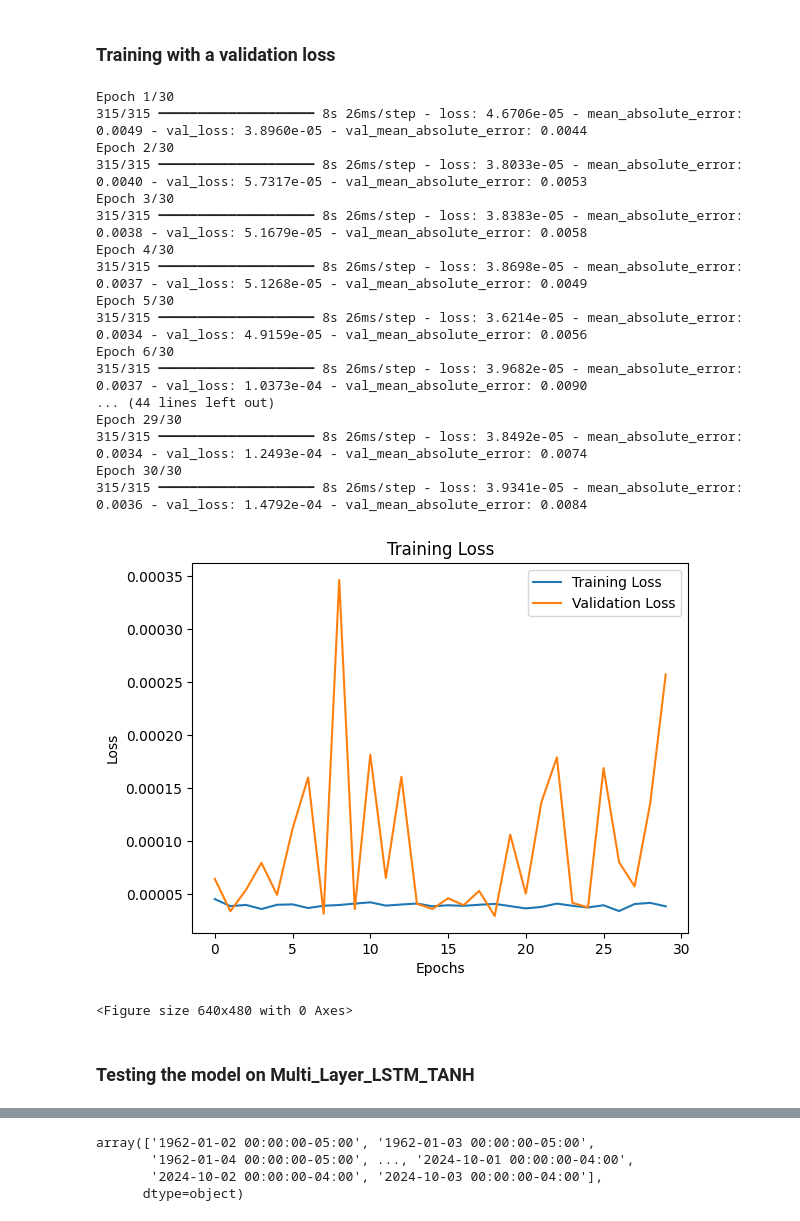
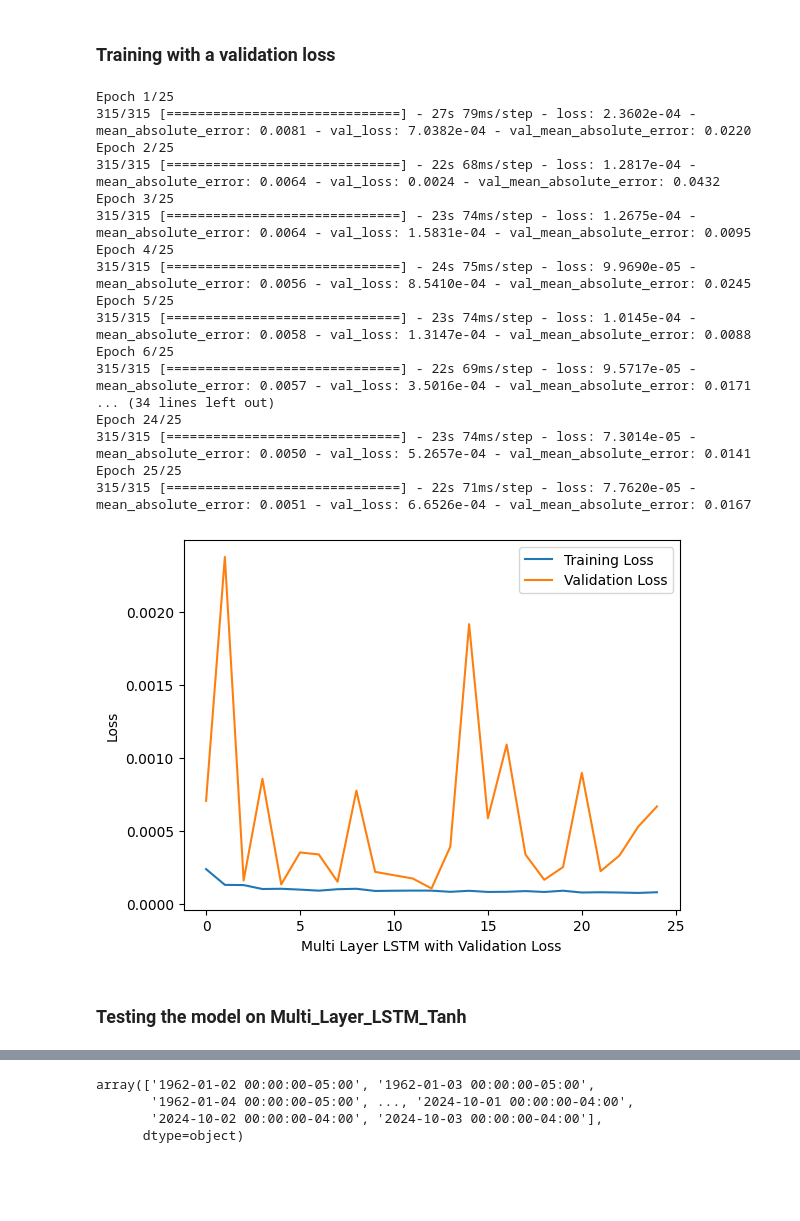
Before and after one commit to asimMahat/Stock-Market-Prediction, a Jupyter notebook: LSTM_predictor.ipynb, the cells around one changed output, grey strips where cells are left out. Cells and saved outputs as stored; diff of their text form; code cells hidden in the pictures; blank space fills up the shorter version.

Commit message:
Added multivariate ipynb and modified lstm_predictor

```diff
--- a/LSTM_predictor.ipynb
+++ b/LSTM_predictor.ipynb
@@ -88,7 +93,9 @@ def create_sequences(data, time_step):
 # Input reshaped to [samples, time steps, features]
 
 time_step = 60
-X, y = create_sequences(data_scaled, time_step)
+# X, y = create_sequences(data_scaled, time_step)
+X, y = create_sequences(data_transform, time_step)
+print(X.shape, y.shape)
 X = X.reshape(X.shape[0], X.shape[1], 1)
 X.shape, y.shape
 # %% [output]
@@ -413,7 +418,7 @@ Mean Absolute Error (MAE): 4.545113925861131
 ### We will try hyperparamters tuning
 ### Based on the professor's recommendation, we'll try to use tanh and observe any peformance changes/imrpovement
 # %%
-def create_multi_lstm_tanh_model(time_step, features=1):
+def create_multi_lstm_tanh_model(time_step, features=1, lr=0.001):
     model = Sequential()
     model.add(
         LSTM(
@@ -421,25 +426,29 @@ def create_multi_lstm_tanh_model(time_step, features=1):
             return_sequences=True,
             input_shape=(time_step, features),
             activation="tanh",
-            recurrent_activation="sigmoid",
         )
     )
     model.add(Dropout(0.2))
     model.add(
         LSTM(
-            units=50,
-            return_sequences=False,
+            units=60,
+            return_sequences=True,
             activation="tanh",
-            recurrent_activation="sigmoid",
         )
     )
-    model.add(Dropout(0.2))
+    model.add(Dropout(0.3))
+    model.add(LSTM(
+        units = 80,
+        activation = 'tanh',
+        )
+    )
+    model.add(Dropout(0.4))
     model.add(Dense(units=1, activation="linear"))
     # The inear activation at the output layer allows unrestricted output
     # model.add(Dense(units=1, activation='tanh'))  # if output values are expected within [-1, 1]
     # Since a stock prediction is a regression problem, a RMSE loss should be apt for this case
     model.compile(
-        optimizer=Adam(learning_rate=0.001),
+        optimizer=Adam(learning_rate=lr),
         loss="mean_squared_error",
         metrics=["mean_absolute_error"],
     )
@@ -452,6 +461,6 @@ model_multi_lstm_tanh = create_multi_lstm_tanh_model(time_steps)
 Validation while training might hinder the learning, so we try without validation
 # %%
 history_multi_lstm_model_tanh = model_multi_lstm_tanh.fit(
-    X_train, y_train, batch_size=32, epochs=30
+    X_train, y_train, batch_size=32, epochs=25
 )
 # %% [output]
@@ -487,45 +496,43 @@ plt.show()
 ### Training with a validation loss
 # %%
 history_multi_lstm_model_tanh_with_validation = model_multi_lstm_tanh.fit(
-    X_train, y_train, validation_split=0.2, batch_size=32, epochs=30
+    X_train, y_train, validation_split=0.2, batch_size=32, epochs=25
 )
 # %% [output]
-Epoch 1/30
-315/315 ━━━━━━━━━━━━━━━━━━━━ 8s 26ms/step - loss: 4.6706e-05 - mean_absolute_error: 0.0049 - val_loss: 3.8960e-05 - val_mean_absolute_error: 0.0044
-Epoch 2/30
-315/315 ━━━━━━━━━━━━━━━━━━━━ 8s 26ms/step - loss: 3.8033e-05 - mean_absolute_error: 0.0040 - val_loss: 5.7317e-05 - val_mean_absolute_error: 0.0053
-Epoch 3/30
-315/315 ━━━━━━━━━━━━━━━━━━━━ 8s 26ms/step - loss: 3.8383e-05 - mean_absolute_error: 0.0038 - val_loss: 5.1679e-05 - val_mean_absolute_error: 0.0058
-Epoch 4/30
-315/315 ━━━━━━━━━━━━━━━━━━━━ 8s 26ms/step - loss: 3.8698e-05 - mean_absolute_error: 0.0037 - val_loss: 5.1268e-05 - val_mean_absolute_error: 0.0049
-Epoch 5/30
-315/315 ━━━━━━━━━━━━━━━━━━━━ 8s 26ms/step - loss: 3.6214e-05 - mean_absolute_error: 0.0034 - val_loss: 4.9159e-05 - val_mean_absolute_error: 0.0056
-Epoch 6/30
-315/315 ━━━━━━━━━━━━━━━━━━━━ 8s 26ms/step - loss: 3.9682e-05 - mean_absolute_error: 0.0037 - val_loss: 1.0373e-04 - val_mean_absolute_error: 0.0090
-... (44 lines left out)
-Epoch 29/30
-315/315 ━━━━━━━━━━━━━━━━━━━━ 8s 26ms/step - loss: 3.8492e-05 - mean_absolute_error: 0.0034 - val_loss: 1.2493e-04 - val_mean_absolute_error: 0.0074
-Epoch 30/30
-315/315 ━━━━━━━━━━━━━━━━━━━━ 8s 26ms/step - loss: 3.9341e-05 - mean_absolute_error: 0.0036 - val_loss: 1.4792e-04 - val_mean_absolute_error: 0.0084
+Epoch 1/25
+315/315 [==============================] - 27s 79ms/step - loss: 2.3602e-04 - mean_absolute_error: 0.0081 - val_loss: 7.0382e-04 - val_mean_absolute_error: 0.0220
+Epoch 2/25
+315/315 [==============================] - 22s 68ms/step - loss: 1.2817e-04 - mean_absolute_error: 0.0064 - val_loss: 0.0024 - val_mean_absolute_error: 0.0432
+Epoch 3/25
+315/315 [==============================] - 23s 74ms/step - loss: 1.2675e-04 - mean_absolute_error: 0.0064 - val_loss: 1.5831e-04 - val_mean_absolute_error: 0.0095
+Epoch 4/25
+315/315 [==============================] - 24s 75ms/step - loss: 9.9690e-05 - mean_absolute_error: 0.0056 - val_loss: 8.5410e-04 - val_mean_absolute_error: 0.0245
+Epoch 5/25
+315/315 [==============================] - 23s 74ms/step - loss: 1.0145e-04 - mean_absolute_error: 0.0058 - val_loss: 1.3147e-04 - val_mean_absolute_error: 0.0088
+Epoch 6/25
+315/315 [==============================] - 22s 69ms/step - loss: 9.5717e-05 - mean_absolute_error: 0.0057 - val_loss: 3.5016e-04 - val_mean_absolute_error: 0.0171
+... (34 lines left out)
+Epoch 24/25
+315/315 [==============================] - 23s 74ms/step - loss: 7.3014e-05 - mean_absolute_error: 0.0050 - val_loss: 5.2657e-04 - val_mean_absolute_error: 0.0141
+Epoch 25/25
+315/315 [==============================] - 22s 71ms/step - loss: 7.7620e-05 - mean_absolute_error: 0.0051 - val_loss: 6.6526e-04 - val_mean_absolute_error: 0.0167
 # %%
 plt.plot(
     history_multi_lstm_model_tanh_with_validation.history["loss"], label="Training Loss"
 )
 plt.plot(
     history_multi_lstm_model_tanh_with_validation.history["val_loss"],
     label="Validation Loss",
 )
-plt.title("Training Loss")
-plt.xlabel("Epochs")
+plt.xlabel("Multi Layer LSTM with Validation Loss")
 plt.ylabel("Loss")
 plt.legend()
 plt.show()
-plt.savefig("figurename.png", bbox_inches="tight")
+# plt.savefig("MULTI_LSTM_TANH_VALIDATION.png", bbox_inches="tight")
 # %% [output]
-[figure, old version]
+[figure, new version]
-<Figure size 640x480 with 0 Axes>
 # %% [markdown]
-### Testing the model on Multi_Layer_LSTM_TANH
+### Testing the model on Multi_Layer_LSTM_Tanh
 # %%
 predicted_stock_price = model_multi_lstm_tanh.predict(X_test)
 predicted_stock_price_lstm_multi_tanh = scaler.inverse_transform(predicted_stock_price)
```
Also changed, not shown: parts of 34 cells of this notebook, 1 other file.
